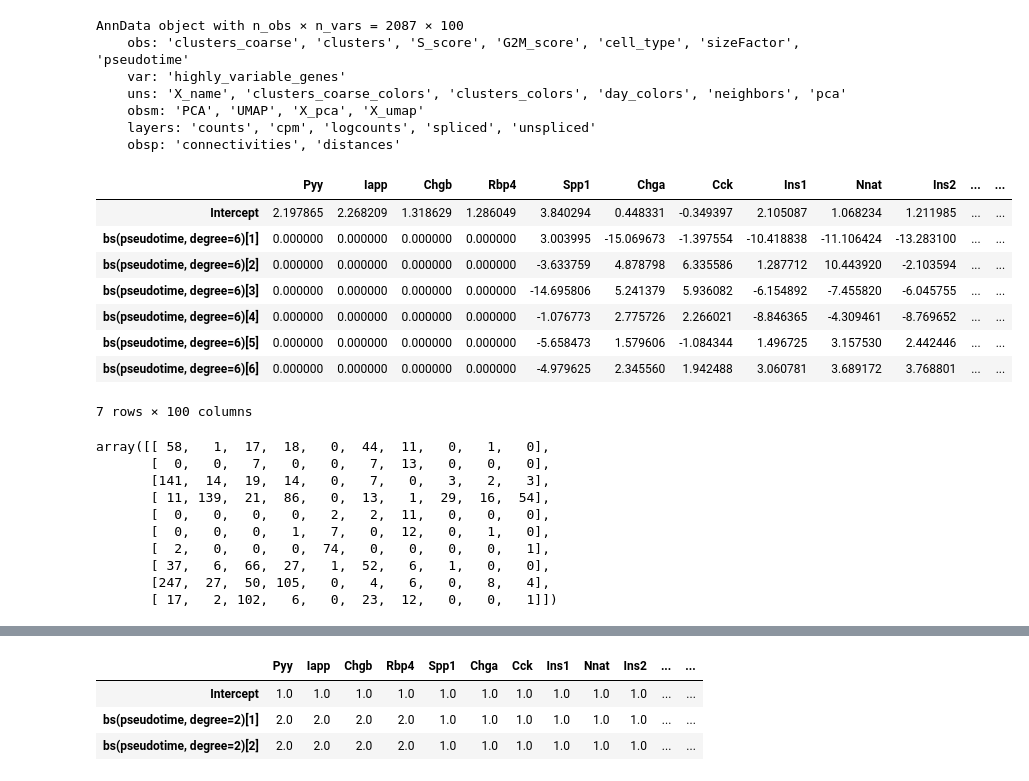
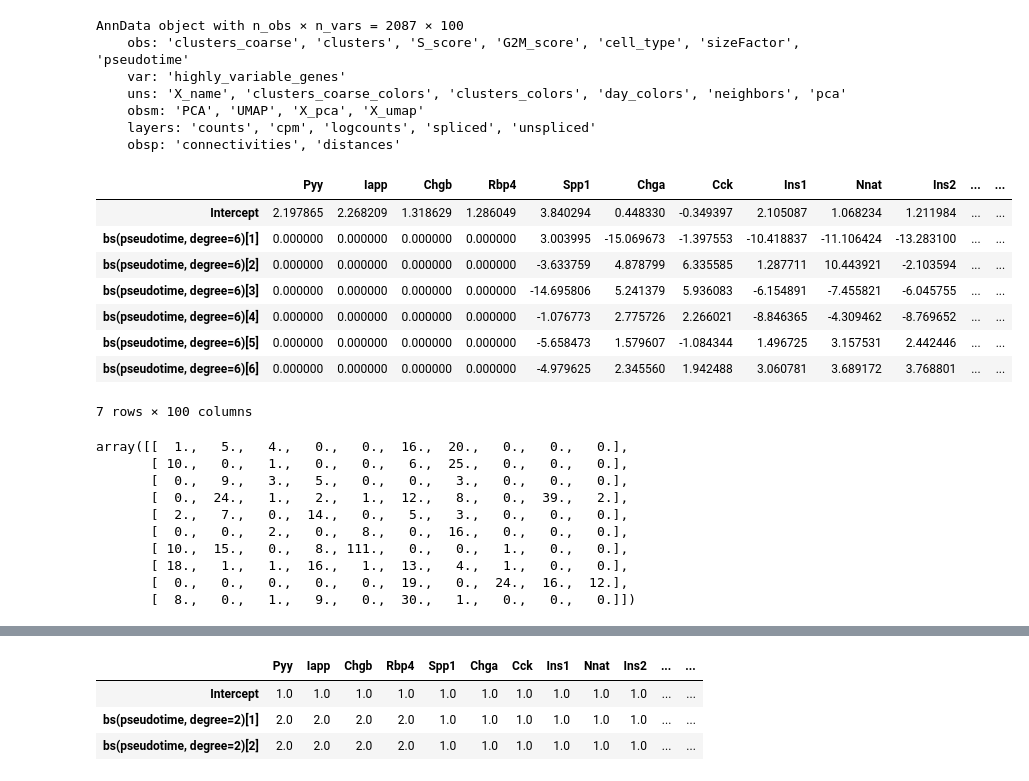
Before and after one commit to krisrs1128/scDesigner, a Jupyter notebook: examples/transform.ipynb, the cells around one changed output, grey strips where cells are left out. Saved outputs shown, nothing was run; the diff lists cells and outputs as text; code cells hidden in the pictures.

```diff
--- a/examples/transform.ipynb
+++ b/examples/transform.ipynb
@@ -20,38 +20,41 @@ AnnData object with n_obs × n_vars = 2087 × 100
     layers: 'counts', 'cpm', 'logcounts', 'spliced', 'unspliced'
     obsp: 'connectivities', 'distances'
 # %%
-from scdesigner.experimental.estimators import negative_binomial_regression
-from scdesigner.experimental.transform import nullify, amplify, data_frame_mask
+from scdesigner.simulators import NegBinCopulaSimulator
+from scdesigner.transform import nullify, amplify, data_frame_mask
 
-params = negative_binomial_regression(example_sce, "~ bs(pseudotime, degree=6)", epochs=100)
+sim = NegBinCopulaSimulator(epochs=100)
+sim.fit(example_sce, "~ bs(pseudotime, degree=6)")
 outcomes = example_sce.var_names[:4]
-mask = data_frame_mask(params["coefficient"], ["pseudotime"], outcomes)
-null_params = nullify(params, "coefficient", mask)
-null_params["coefficient"]
+mask = data_frame_mask(sim.params["coef_mean"], ["pseudotime"], outcomes)
-# %% [output]
-|  | Pyy | Iapp | Chgb | Rbp4 | Spp1 | Chga | Cck | Ins1 | Nnat | Ins2 | ... | ... |
-| Intercept | 2.197865 | 2.268209 | 1.318629 | 1.286049 | 3.840294 | 0.448331 | -0.349397 | 2.105087 | 1.068234 | 1.211985 | ... | ... |
-| bs(pseudotime, degree=6)[1] | 0.000000 | 0.000000 | 0.000000 | 0.000000 | 3.003995 | -15.069673 | -1.397554 | -10.418838 | -11.106424 | -13.283100 | ... | ... |
-| bs(pseudotime, degree=6)[2] | 0.000000 | 0.000000 | 0.000000 | 0.000000 | -3.633759 | 4.878798 | 6.335586 | 1.287712 | 10.443920 | -2.103594 | ... | ... |
-| bs(pseudotime, degree=6)[3] | 0.000000 | 0.000000 | 0.000000 | 0.000000 | -14.695806 | 5.241379 | 5.936082 | -6.154892 | -7.455820 | -6.045755 | ... | ... |
-| bs(pseudotime, degree=6)[4] | 0.000000 | 0.000000 | 0.000000 | 0.000000 | -1.076773 | 2.775726 | 2.266021 | -8.846365 | -4.309461 | -8.769652 | ... | ... |
-| bs(pseudotime, degree=6)[5] | 0.000000 | 0.000000 | 0.000000 | 0.000000 | -5.658473 | 1.579606 | -1.084344 | 1.496725 | 3.157530 | 2.442446 | ... | ... |
-| bs(pseudotime, degree=6)[6] | 0.000000 | 0.000000 | 0.000000 | 0.000000 | -4.979625 | 2.345560 | 1.942488 | 3.060781 | 3.689172 | 3.768801 | ... | ... |
-7 rows × 100 columns
-# %%
-from scdesigner.experimental.samplers import negative_binomial_regression_sample
-
-samples = negative_binomial_regression_sample(params, example_sce.obs, "~ bs(pseudotime, degree=6)")
-samples.X[:10, :10]
-# %% [output]
-array([[ 58,   1,  17,  18,   0,  44,  11,   0,   1,   0],
-       [  0,   0,   7,   0,   0,   7,  13,   0,   0,   0],
-       [141,  14,  19,  14,   0,   7,   0,   3,   2,   3],
-       [ 11, 139,  21,  86,   0,  13,   1,  29,  16,  54],
-       [  0,   0,   0,   0,   2,   2,  11,   0,   0,   0],
-       [  0,   0,   0,   1,   7,   0,  12,   0,   1,   0],
-       [  2,   0,   0,   0,  74,   0,   0,   0,   0,   1],
-       [ 37,   6,  66,  27,   1,  52,   6,   1,   0,   0],
-       [247,  27,  50, 105,   0,   4,   6,   0,   8,   4],
-       [ 17,   2, 102,   6,   0,  23,  12,   0,   0,   1]])
+# %%
+from copy import deepcopy
+
+null_sim = deepcopy(sim)
+null_sim.params = nullify(sim.params, "coef_mean", mask)
+null_sim.params["coef_mean"]
+# %% [output]
+|  | Pyy | Iapp | Chgb | Rbp4 | Spp1 | Chga | Cck | Ins1 | Nnat | Ins2 | ... | ... |
+| Intercept | 2.197865 | 2.268209 | 1.318629 | 1.286049 | 3.840294 | 0.448330 | -0.349397 | 2.105087 | 1.068234 | 1.211984 | ... | ... |
+| bs(pseudotime, degree=6)[1] | 0.000000 | 0.000000 | 0.000000 | 0.000000 | 3.003995 | -15.069673 | -1.397553 | -10.418837 | -11.106424 | -13.283100 | ... | ... |
+| bs(pseudotime, degree=6)[2] | 0.000000 | 0.000000 | 0.000000 | 0.000000 | -3.633759 | 4.878799 | 6.335585 | 1.287711 | 10.443921 | -2.103594 | ... | ... |
+| bs(pseudotime, degree=6)[3] | 0.000000 | 0.000000 | 0.000000 | 0.000000 | -14.695806 | 5.241379 | 5.936083 | -6.154891 | -7.455821 | -6.045755 | ... | ... |
+| bs(pseudotime, degree=6)[4] | 0.000000 | 0.000000 | 0.000000 | 0.000000 | -1.076773 | 2.775726 | 2.266021 | -8.846365 | -4.309462 | -8.769652 | ... | ... |
+| bs(pseudotime, degree=6)[5] | 0.000000 | 0.000000 | 0.000000 | 0.000000 | -5.658473 | 1.579607 | -1.084344 | 1.496725 | 3.157531 | 2.442446 | ... | ... |
+| bs(pseudotime, degree=6)[6] | 0.000000 | 0.000000 | 0.000000 | 0.000000 | -4.979625 | 2.345560 | 1.942488 | 3.060781 | 3.689172 | 3.768801 | ... | ... |
+7 rows × 100 columns
+# %%
+samples = null_sim.sample(example_sce.obs)
+samples.X[:10, :10]
+# %% [output]
+array([[  1.,   5.,   4.,   0.,   0.,  16.,  20.,   0.,   0.,   0.],
+       [ 10.,   0.,   1.,   0.,   0.,   6.,  25.,   0.,   0.,   0.],
+       [  0.,   9.,   3.,   5.,   0.,   0.,   3.,   0.,   0.,   0.],
+       [  0.,  24.,   1.,   2.,   1.,  12.,   8.,   0.,  39.,   2.],
+       [  2.,   7.,   0.,  14.,   0.,   5.,   3.,   0.,   0.,   0.],
+       [  0.,   0.,   2.,   0.,   8.,   0.,  16.,   0.,   0.,   0.],
+       [ 10.,  15.,   0.,   8., 111.,   0.,   0.,   1.,   0.,   0.],
+       [ 18.,   1.,   1.,  16.,   1.,  13.,   4.,   1.,   0.,   0.],
+       [  0.,   0.,   0.,   0.,   0.,  19.,   0.,  24.,  16.,  12.],
+       [  8.,   0.,   1.,   9.,   0.,  30.,   1.,   0.,   0.,   0.]])
 # %%
```
Also changed, not shown: parts of 5 cells of this notebook, 7 other files.
